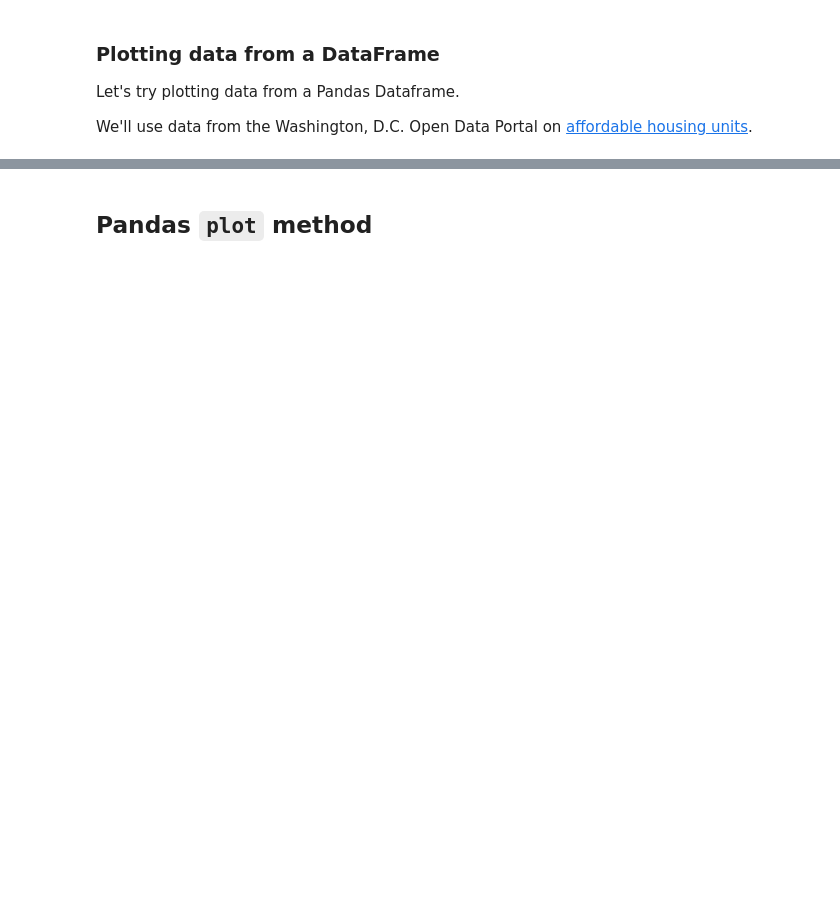
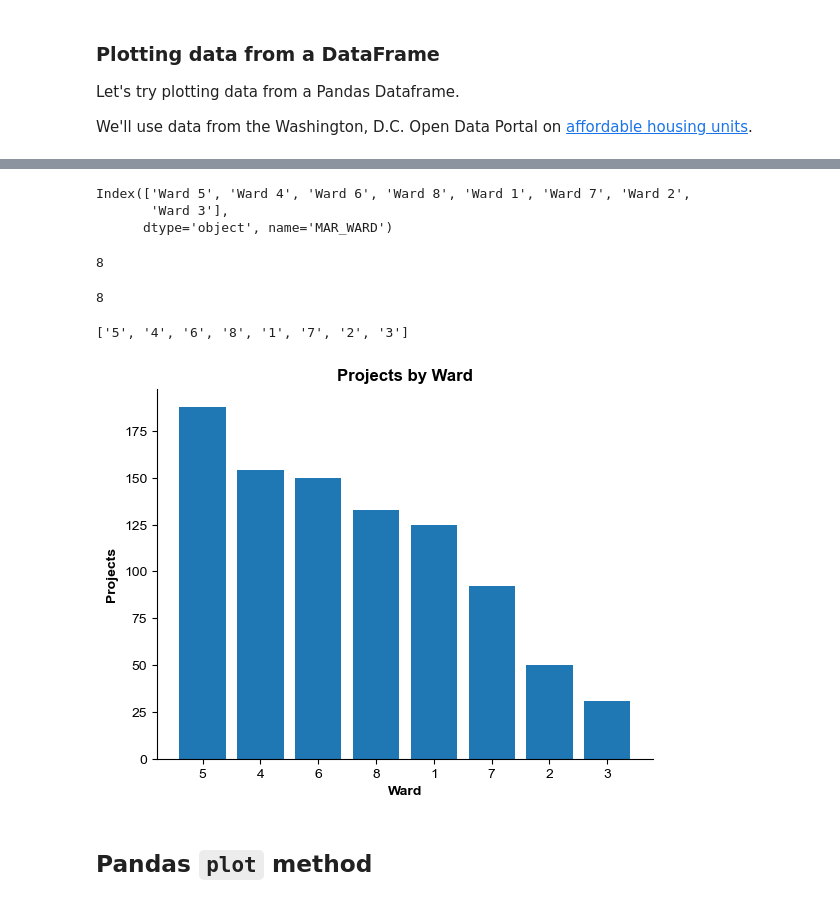
Before and after one commit to stg12793/ursp688y_sp2025, a Jupyter notebook: demos/demo06/demo06_live.ipynb, the cells around one changed output, grey strips where cells are left out. Drawn from its saved outputs; the diff is of its cells as text; code cells hidden in the pictures; blank space fills up the shorter version.

```diff
--- a/demos/demo06/demo06_live.ipynb
+++ b/demos/demo06/demo06_live.ipynb
@@ -186,3 +194,5 @@ import pandas as pd
+# %%
+df['MAR_WARD'] = df['MAR_WARD'].replace('1', 'Ward 1')
 # %%
 # Let's make a bar chart showing the number of projects in each ward
-# ! assign value_counts for 'MAR_WARD' to 'ward_counts'
+ward_counts = df['MAR_WARD'].value_counts()
@@ -196,33 +199,54 @@ import pandas as pd
+# %%
+names = ward_counts.index
+counts = ward_counts.values
+# %%
+names
+# %% [output]
+Index(['Ward 5', 'Ward 4', 'Ward 6', 'Ward 8', 'Ward 1', 'Ward 7', 'Ward 2',
+       'Ward 3'],
+      dtype='object', name='MAR_WARD')
+# %%
+len(names)
+# %% [output]
+8
+# %%
+len(counts)
+# %% [output]
+8
 # %%
 # Can we make the names simpler?
 
 # This is a "list comprehension." It's a mini for loop.
-# names = [name.split()[1] for name in names]
-# names
+names = [name.split()[1] for name in names]
+names
+# %% [output]
+['5', '4', '6', '8', '1', '7', '2', '3']
 # %%
 # Define the figure object (like a piece of paper)
 fig = plt.figure()
 # Define an axis within the figure (coordinate space)
 ax = fig.add_subplot(111) # an axis on a 1x1 grid in first position
 # Draw a bar chart within the axis
 ax.bar(names, counts)
 
-# # Customize the plot
-# # Remove frames on right and top
-# ax.spines['right'].set_visible(False)
-# ax.spines['top'].set_visible(False)
-# # Define fonts
-# font = {'fontname': 'Arial'}
-# title_font = {**font, **{'fontweight':'bold'}} # {**dict1, **dict2} combines two dictionaries
-# # Set font for ticks
-# plt.yticks(**font) # **dict in a function call expands the dictionary keys into keyword arguments
-# plt.xticks(**font)
-# # Set title and axis labels
-# plt.title('Projects by Ward', title_font)
-# plt.xlabel('Ward', title_font)
-# plt.ylabel('Projects', title_font)
+# Customize the plot
+# Remove frames on right and top
+ax.spines['right'].set_visible(False)
+ax.spines['top'].set_visible(False)
+# Define fonts
+font = {'fontname': 'Arial'}
+title_font = {**font, **{'fontweight':'bold'}} # {**dict1, **dict2} combines two dictionaries
+# Set font for ticks
+plt.yticks(**font) # **dict in a function call expands the dictionary keys into keyword arguments
+plt.xticks(**font)
+# Set title and axis labels
+plt.title('Projects by Ward', title_font)
+plt.xlabel('Ward', title_font)
+plt.ylabel('Projects', title_font)
 
 # Show the completed plot
 plt.show()
+# %% [output]
+[figure, added]
 # %% [markdown]
 ## Pandas `plot` method
```
Also changed, not shown: parts of 13 cells of this notebook, 3 other files.
